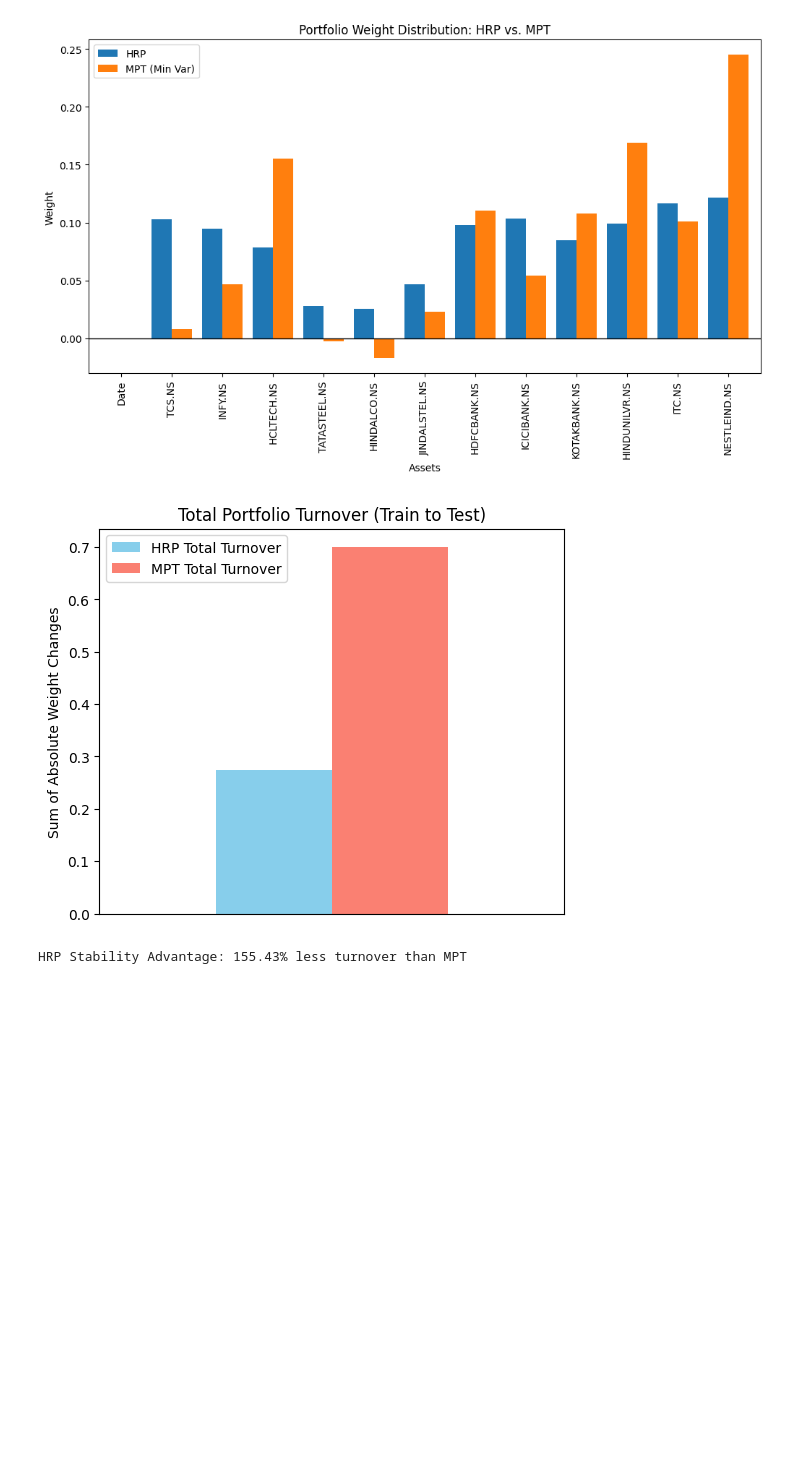
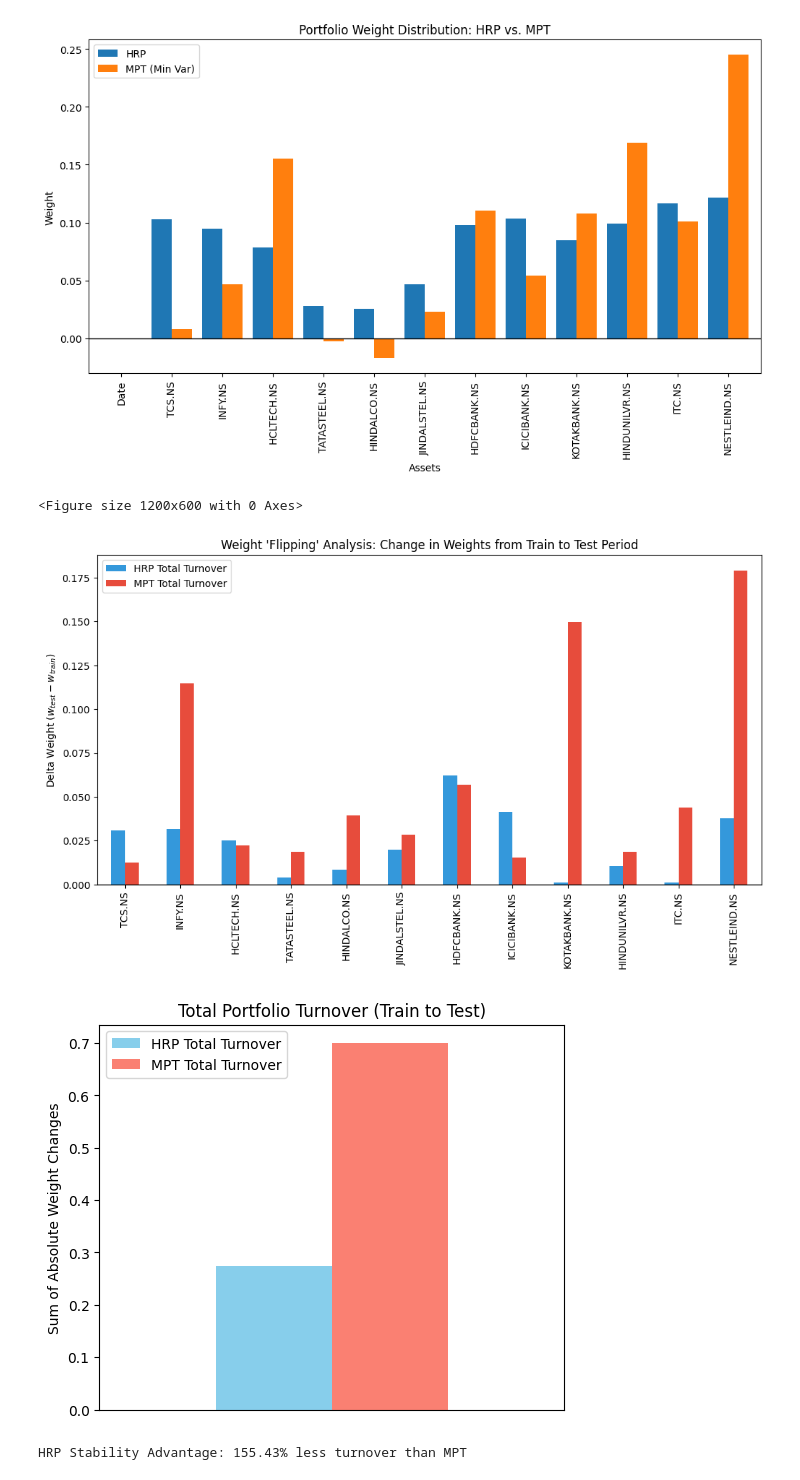
Before and after one commit to Siddhesh1kamble/DA6701-Assignments, a Jupyter notebook: Assignment_3/notebooks/part2.ipynb, the cells around one changed output. Cells and saved outputs as stored; diff of their text form; code cells hidden in the pictures; blank space fills up the shorter version.

```diff
--- a/Assignment_3/notebooks/part2.ipynb
+++ b/Assignment_3/notebooks/part2.ipynb
@@ -152,21 +152,37 @@ plt.show()
 # %%
 # Calculate absolute shifts for each asset
 hrp_shifts = np.abs(w_hrp_test - w_hrp_train)
 mpt_shifts = np.abs(w_mpt_test - w_mpt_train)
 
 turnover_data = pd.DataFrame({
     'HRP Total Turnover': [hrp_shifts.sum()],
     'MPT Total Turnover': [mpt_shifts.sum()]
 })
 
+delta_df = pd.DataFrame({
+    'HRP Total Turnover': (hrp_shifts),
+    'MPT Total Turnover': (mpt_shifts)
+}).reindex(train_df.columns)
+
+delta_df.drop(['Date'], axis=0, inplace = True)
+
+plt.figure(figsize=(12, 6))
+delta_df.plot(kind='bar', figsize=(12, 6), color=['#3498db', '#e74c3c'])
+plt.title("Weight 'Flipping' Analysis: Change in Weights from Train to Test Period")
+plt.ylabel("Delta Weight ($w_{test} - w_{train}$)")
+plt.axhline(0, color='black', lw=1)
+plt.show()
+
 # Plot Turnover
 turnover_data.plot(kind='bar', color=['skyblue', 'salmon'], figsize=(6, 5))
 plt.title("Total Portfolio Turnover (Train to Test)")
 plt.ylabel("Sum of Absolute Weight Changes")
 plt.xticks([])
 plt.show()
 
 print(f"HRP Stability Advantage: {((mpt_shifts.sum() / hrp_shifts.sum()) - 1) * 100:.2f}% less turnover than MPT")
 # %% [output]
+<Figure size 1200x600 with 0 Axes>
-[figure, old version]
+[figure, new version]
-HRP Stability Advantage: 155.43% less turnover than MPT
+[figure, added]
+HRP Stability Advantage: 155.43% less turnover than MPT
```
